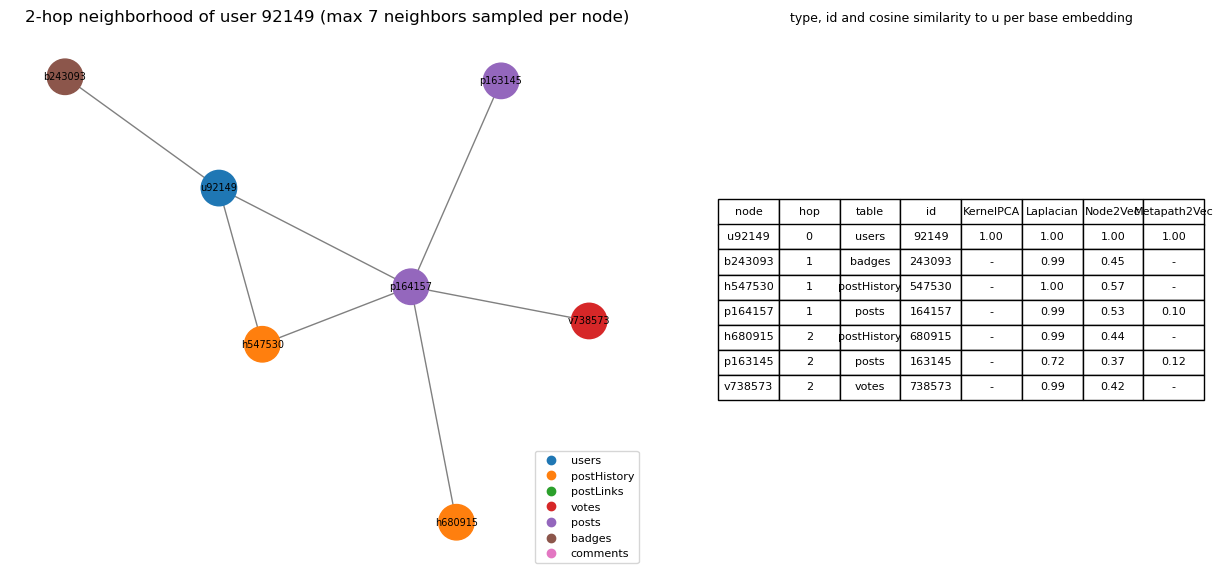
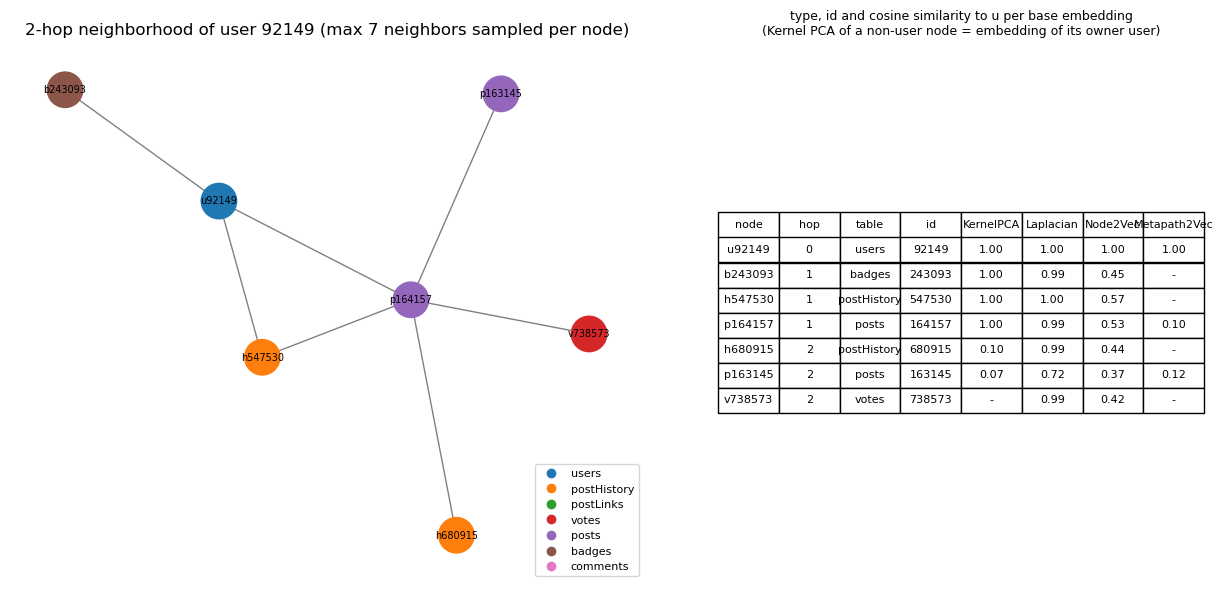
Unified diff of the notebook cell whose output changed from the first chart to the second:
--- before
+++ after
@@ -22,5 +22,31 @@
     val_row_of_user.setdefault(int(u), i)
 
+# Owner-user of every non-user tuple, taken from the FK edges that point to the
+# users table (posts.OwnerUserId, comments/votes/badges/postHistory.UserId).
+# Per the instructors' clarification, Kernel PCA only embeds users, so for a
+# non-user node we use the embedding of the user who wrote/owns it.
+owner_user = {}
+for (src, rel, dst), ei in G["edge_index_dict"].items():
+    if dst == "users" and rel.startswith("f2p_"):
+        arr = np.full(G["num_nodes_dict"][src], -1, np.int64)
+        arr[ei[0].numpy()] = ei[1].numpy()
+        owner_user[src] = arr
+
+def kpca_of_node(i):
+    """Kernel PCA embedding to use for node i: its own (if a user), otherwise
+    the embedding of its owner user. None if that user is not in the val table."""
+    t, lid = info(i)
+    if t == "users":
+        user = lid
+    elif t in owner_user and owner_user[t][lid] >= 0:
+        user = int(owner_user[t][lid])
+    else:
+        return None  # postLinks has no owner user
+    row = val_row_of_user.get(user)
+    return None if row is None else kpca_val[row]
+
 def cos(a, b):
+    if a is None or b is None:
+        return float("nan")
     na, nb = np.linalg.norm(a), np.linalg.norm(b)
     return float(a @ b / (na * nb)) if na > 0 and nb > 0 else float("nan")
@@ -29,11 +55,7 @@
     """cosine similarity of nodes u and v in each base embedding"""
     tu, lu = info(u); tv, lv = info(v)
-    out = {}
-    if tu == "users" and tv == "users" and lu in val_row_of_user and lv in val_row_of_user:
-        out["KernelPCA"] = cos(kpca_val[val_row_of_user[lu]], kpca_val[val_row_of_user[lv]])
-    else:
-        out["KernelPCA"] = float("nan")
-    out["Laplacian"] = cos(lap_emb[u], lap_emb[v])
-    out["Node2Vec"] = cos(n2v_emb[u], n2v_emb[v])
+    out = {"KernelPCA": cos(kpca_of_node(u), kpca_of_node(v)),
+           "Laplacian": cos(lap_emb[u], lap_emb[v]),
+           "Node2Vec":  cos(n2v_emb[u], n2v_emb[v])}
     if tu in m2v_embs and tv in m2v_embs:
         out["Metapath2Vec"] = cos(m2v_embs[tu][lu], m2v_embs[tv][lv])
@@ -92,5 +114,6 @@
     tbl.set_fontsize(8)
     tbl.scale(1.15, 1.5)
-    ax_t.set_title("type, id and cosine similarity to u per base embedding",
+    ax_t.set_title("type, id and cosine similarity to u per base embedding\n"
+                   "(Kernel PCA of a non-user node = embedding of its owner user)",
                    fontsize=9)
     plt.savefig(f"{ART}/q9_user_{uid}.png", dpi=150, bbox_inches="tight")

Commit: fixing Q9